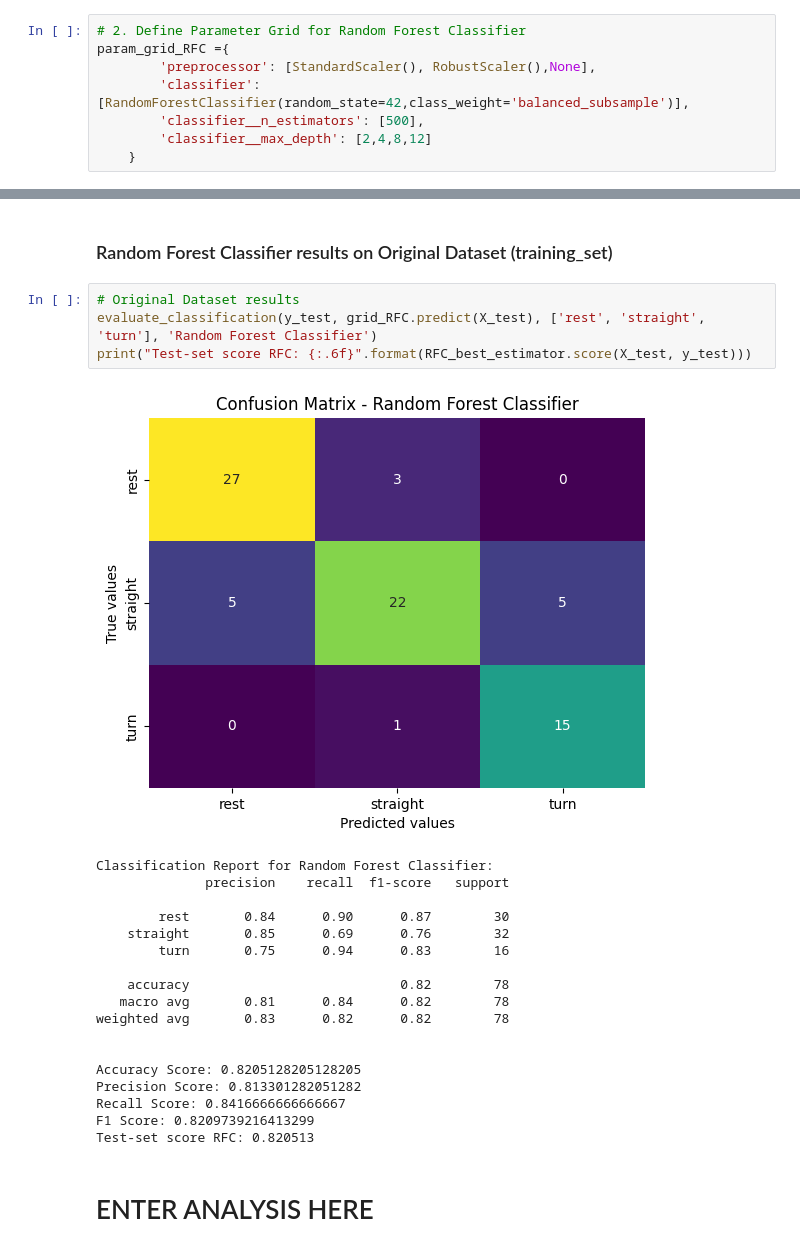
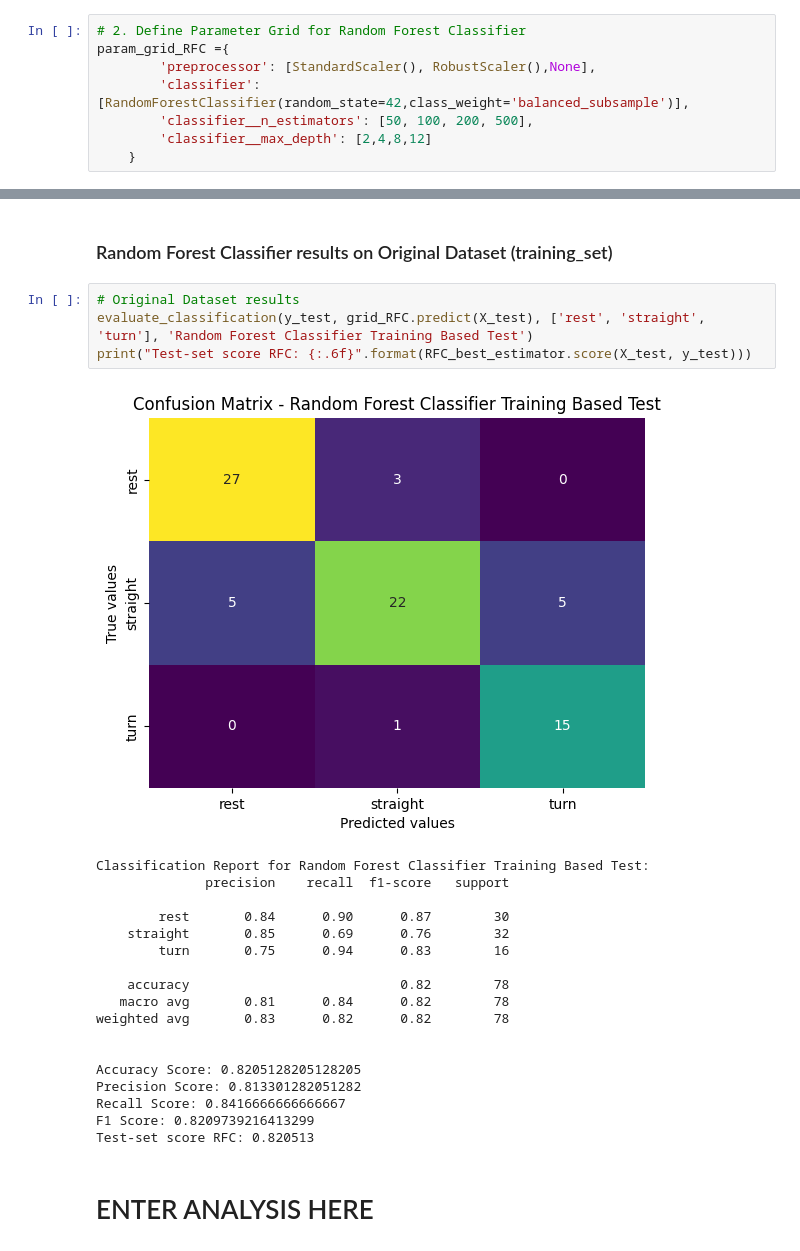
Before and after one commit to sauravuprety21/enel682-proj, a Jupyter notebook: Ensemble.ipynb, the cells around one changed output, grey strips where cells are left out. Drawn from its saved outputs; the diff is of its cells as text.

```diff
--- a/Ensemble.ipynb
+++ b/Ensemble.ipynb
@@ -130,7 +130,7 @@ pipe_RFC = Pipeline([('preprocessor', StandardScaler()),('classifier',RandomFore
 param_grid_RFC ={
         'preprocessor': [StandardScaler(), RobustScaler(),None],
         'classifier': [RandomForestClassifier(random_state=42,class_weight='balanced_subsample')],
-        'classifier__n_estimators': [500],
+        'classifier__n_estimators': [50, 100, 200, 500],
         'classifier__max_depth': [2,4,8,12]
     }
 # %%
@@ -251,11 +252,11 @@ def evaluate_classification(true_values, predicted_values, ticklabels, model):
 ### Random Forest Classifier results on Original Dataset (training_set)
 # %%
 # Original Dataset results
-evaluate_classification(y_test, grid_RFC.predict(X_test), ['rest', 'straight', 'turn'], 'Random Forest Classifier')
+evaluate_classification(y_test, grid_RFC.predict(X_test), ['rest', 'straight', 'turn'], 'Random Forest Classifier Training Based Test')
 print("Test-set score RFC: {:.6f}".format(RFC_best_estimator.score(X_test, y_test)))
 # %% [output]
-[figure, old version]
+[figure, new version]
-Classification Report for Random Forest Classifier:
+Classification Report for Random Forest Classifier Training Based Test:
               precision    recall  f1-score   support
 
         rest       0.84      0.90      0.87        30
```
Also changed, not shown: parts of 3 cells of this notebook.
